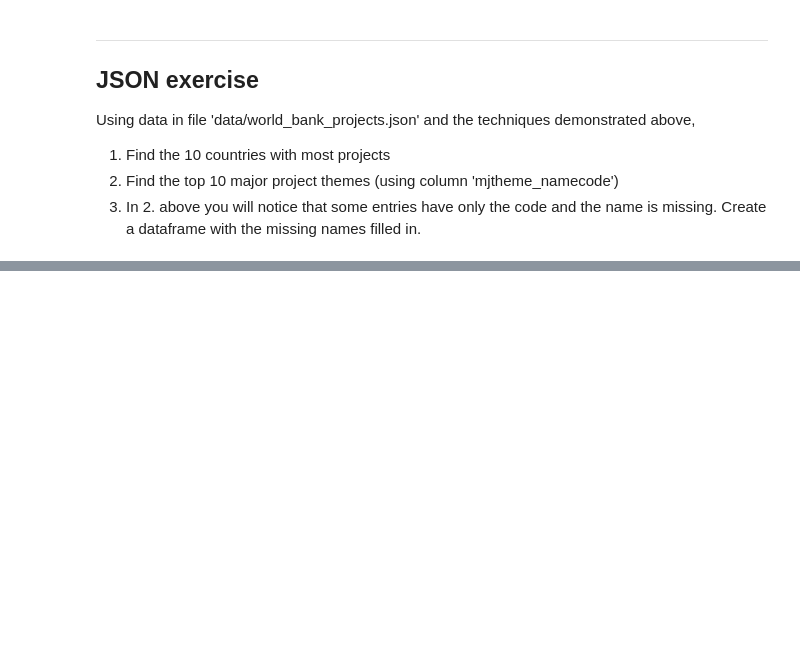
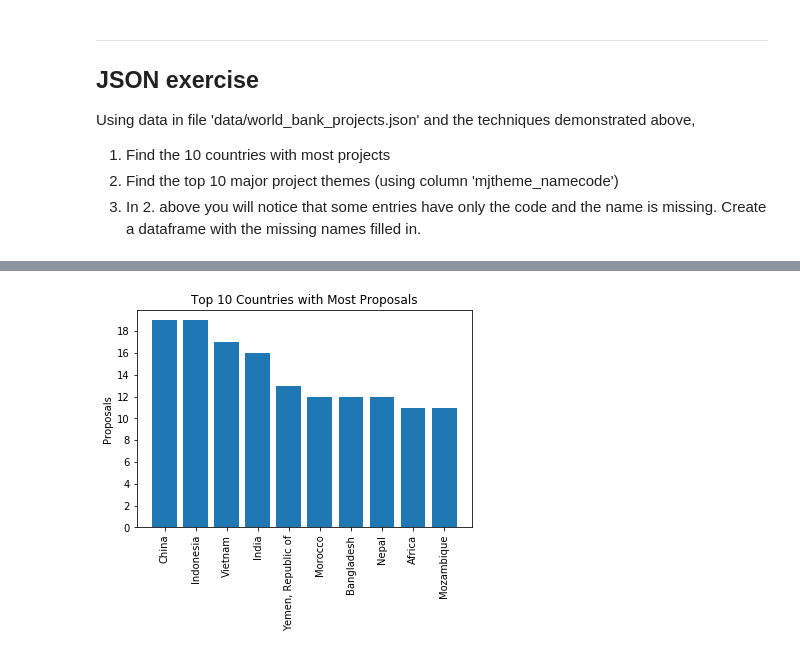
Before and after one commit to bpgpharma/json, a Jupyter notebook: data_wrangling_json/sliderule_dsi_json_exercise-checkpoint.ipynb, the cells around one changed output, grey strips where cells are left out. Saved outputs shown, nothing was run; the diff lists cells and outputs as text; code cells hidden in the pictures; blank space fills up the shorter version.

Commit message:
JSON exercise with plots

```diff
--- a/data_wrangling_json/sliderule_dsi_json_exercise-checkpoint.ipynb
+++ b/data_wrangling_json/sliderule_dsi_json_exercise-checkpoint.ipynb
@@ -61,3 +107,11 @@ Using data in file 'data/world_bank_projects.json' and the techniques demonstrat
 1. Find the 10 countries with most projects
 2. Find the top 10 major project themes (using column 'mjtheme_namecode')
 3. In 2. above you will notice that some entries have only the code and the name is missing. Create a dataframe with the missing names filled in.
+# %%
+#create dataframe
+df = pd.read_json('data/world_bank_projects.json')
+
+#list top 10 countries with most proposals
+'Top 10 countries with most proposals'
+ser = df.countryshortname.sort_values().value_counts().head(10)
+ser
@@ -63,0 +131,18 @@ Using data in file 'data/world_bank_projects.json' and the techniques demonstrat
+# %%
+ax = plt.figure().gca()
+ax.yaxis.set_major_locator(MaxNLocator(integer=True))
+
+x = ser.index
+y = ser.values
+ind = np.arange(len(x))
+
+ax.set_xticks(ind)
+ax.set_xticklabels(list(x), rotation='vertical')
+
+ax.set_ylabel('Proposals')
+ax.set_title('Top 10 Countries with Most Proposals')
+
+plt.bar(ind, list(y))
+plt.show();
+# %% [output]
+[figure, added]
```
Also changed, not shown: parts of 14 cells of this notebook.
